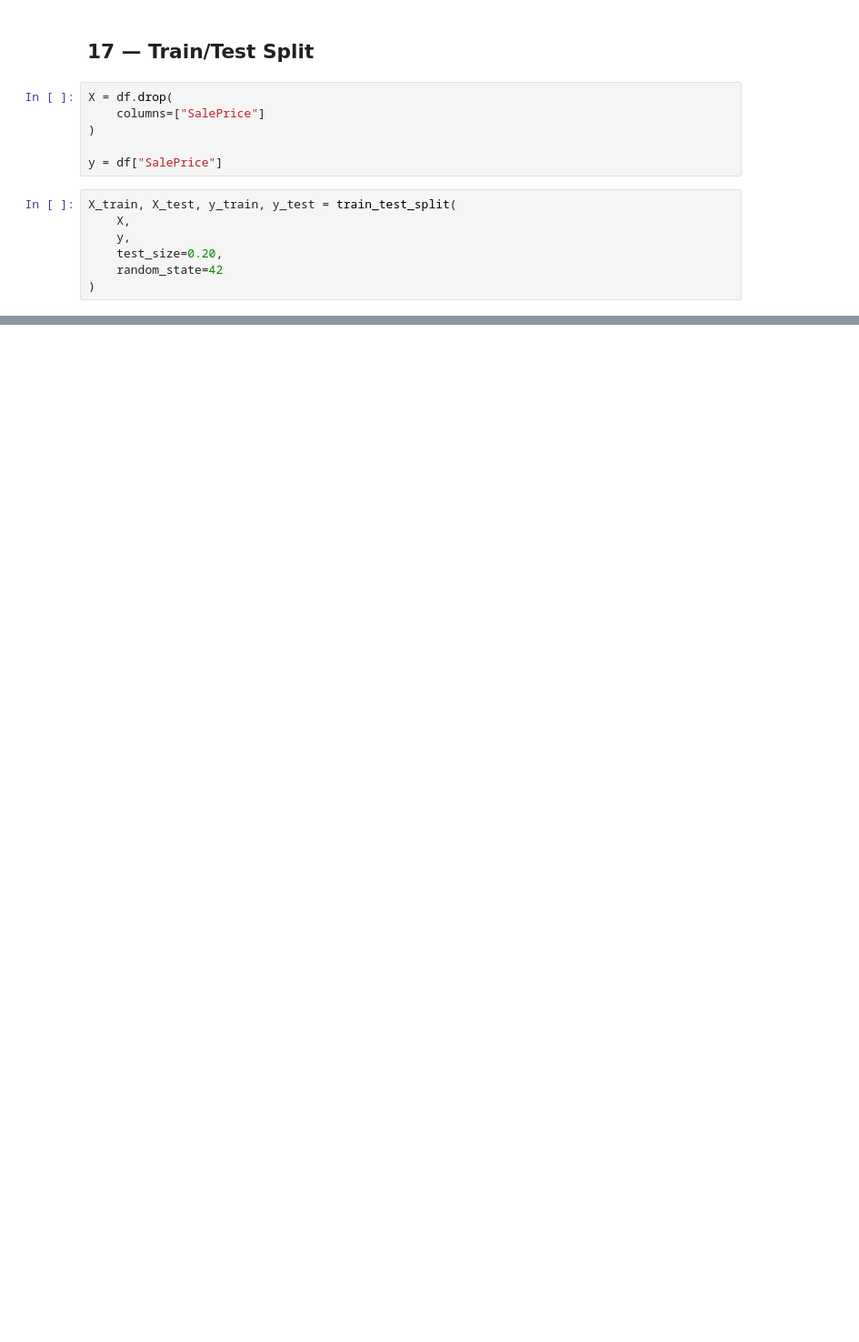
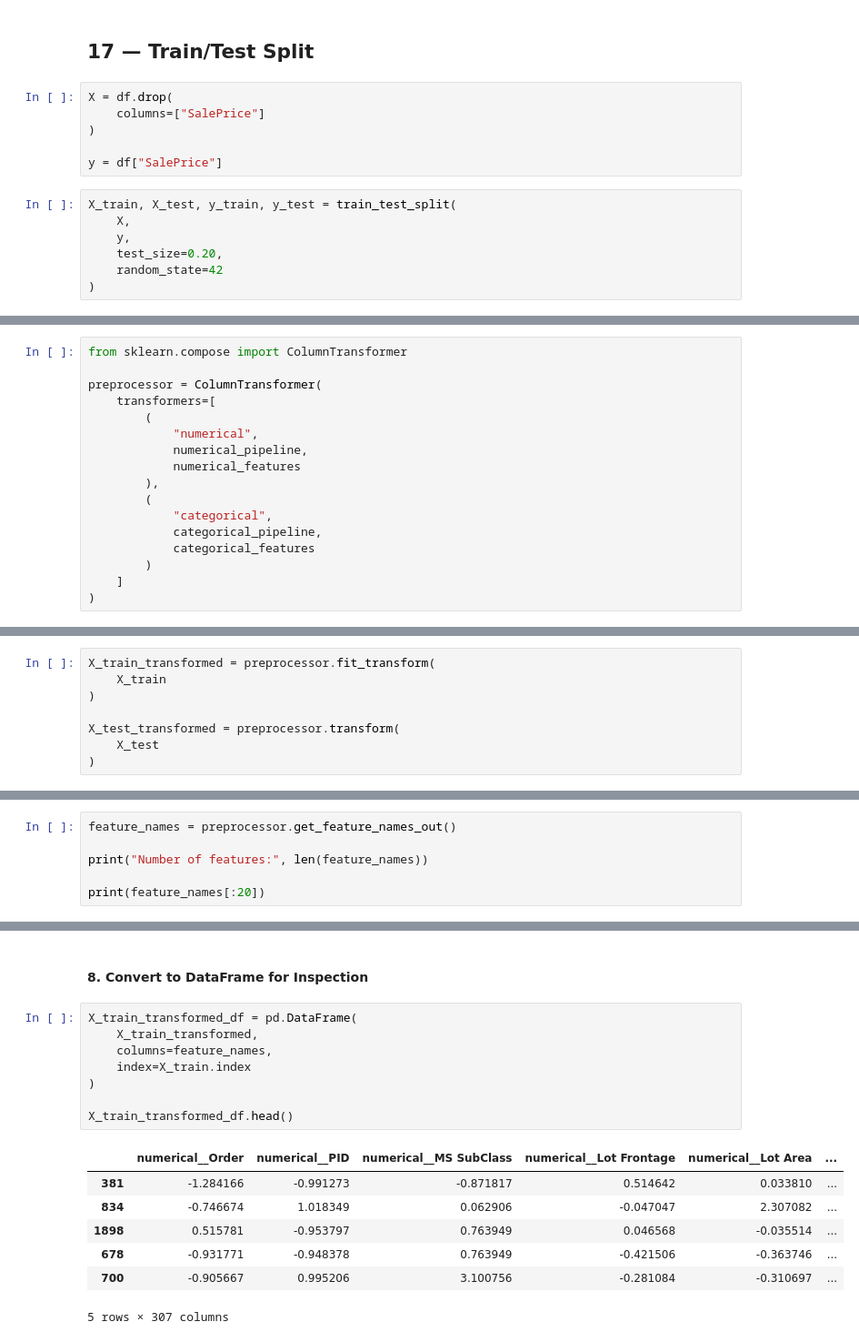
Before and after one commit to viraj-gavade/House-Price-Prediction-ML, a Jupyter notebook: notebooks/experimemts.ipynb, the cells around one changed output, grey strips where cells are left out. Shown at 91% size. Saved outputs shown, nothing was run; the diff lists cells and outputs as text; blank space fills up the shorter version.

```diff
--- a/notebooks/experimemts.ipynb
+++ b/notebooks/experimemts.ipynb
@@ -550,0 +616,17 @@ X_train, X_test, y_train, y_test = train_test_split(
+# %%
+from sklearn.compose import ColumnTransformer
+
+preprocessor = ColumnTransformer(
+    transformers=[
+        (
+            "numerical",
+            numerical_pipeline,
+            numerical_features
+        ),
+        (
+            "categorical",
+            categorical_pipeline,
+            categorical_features
+        )
+    ]
+)
@@ -550,0 +635,8 @@ X_train, X_test, y_train, y_test = train_test_split(
+# %%
+X_train_transformed = preprocessor.fit_transform(
+    X_train
+)
+
+X_test_transformed = preprocessor.transform(
+    X_test
+)
@@ -550,0 +658,6 @@ X_train, X_test, y_train, y_test = train_test_split(
+# %%
+feature_names = preprocessor.get_feature_names_out()
+
+print("Number of features:", len(feature_names))
+
+print(feature_names[:20])
@@ -550,0 +675,18 @@ X_train, X_test, y_train, y_test = train_test_split(
+# %% [markdown]
+#### 8. Convert to DataFrame for Inspection
+# %%
+X_train_transformed_df = pd.DataFrame(
+    X_train_transformed,
+    columns=feature_names,
+    index=X_train.index
+)
+
+X_train_transformed_df.head()
+# %% [output]
+|  | numerical__Order | numerical__PID | numerical__MS SubClass | numerical__Lot Frontage | numerical__Lot Area | ... |
+| 381 | -1.284166 | -0.991273 | -0.871817 | 0.514642 | 0.033810 | ... |
+| 834 | -0.746674 | 1.018349 | 0.062906 | -0.047047 | 2.307082 | ... |
+| 1898 | 0.515781 | -0.953797 | 0.763949 | 0.046568 | -0.035514 | ... |
+| 678 | -0.931771 | -0.948378 | 0.763949 | -0.421506 | -0.363746 | ... |
+| 700 | -0.905667 | 0.995206 | 3.100756 | -0.281084 | -0.310697 | ... |
+5 rows × 307 columns
```
Also changed, not shown: parts of 18 cells of this notebook.
